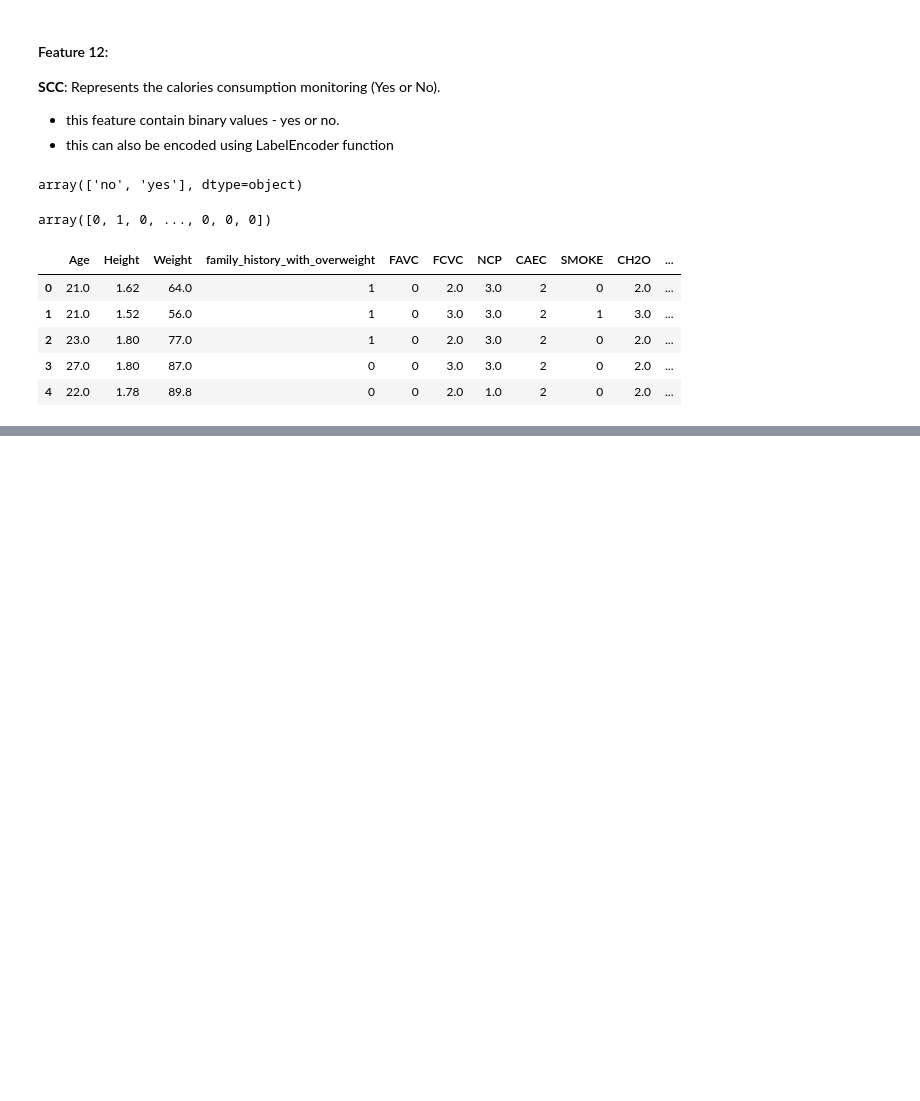
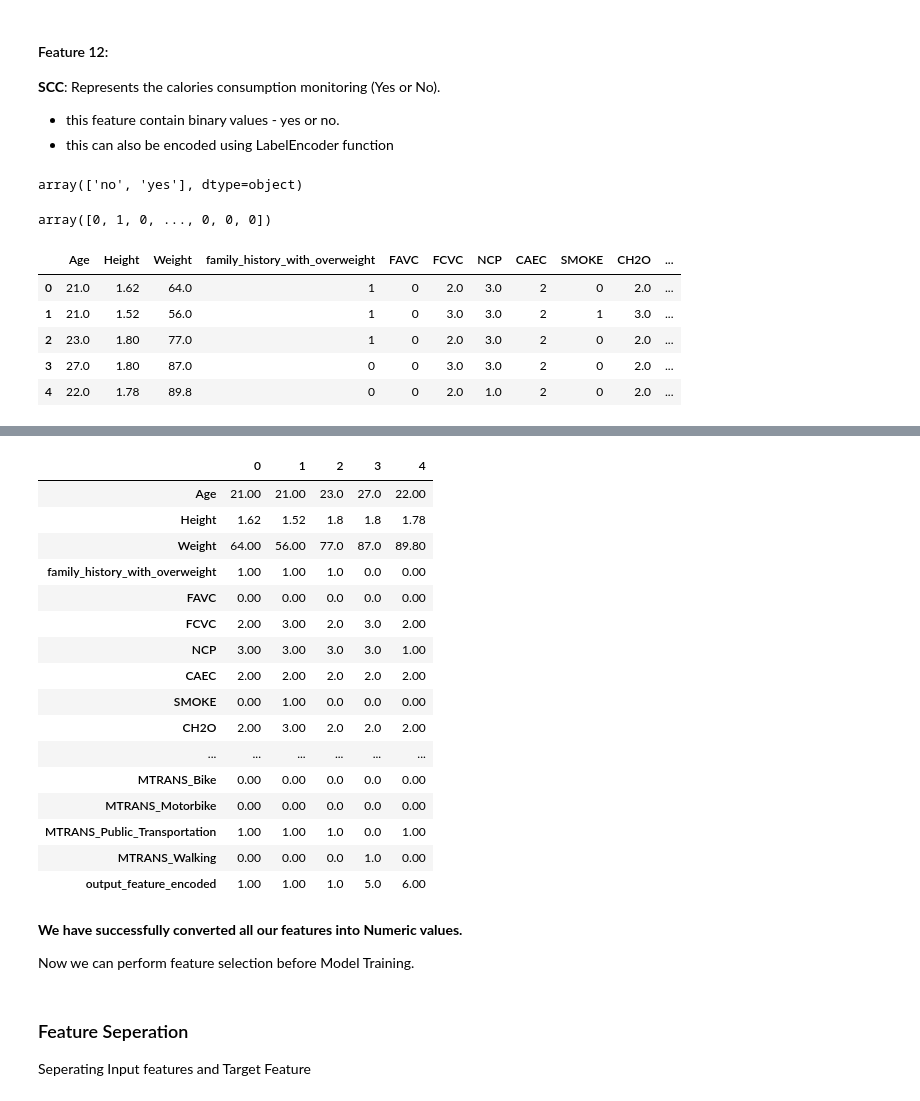
Before and after one commit to tinkuhore/FSDS-Final-Assesment, a Jupyter notebook: machine_learning/question2.ipynb, the cells around one changed output, grey strips where cells are left out. Saved outputs shown, nothing was run; the diff lists cells and outputs as text; code cells hidden in the pictures; blank space fills up the shorter version.

```diff
--- a/machine_learning/question2.ipynb
+++ b/machine_learning/question2.ipynb
@@ -391,0 +595,7 @@ df.head()
+# %%
+# Perform label encoding on the output feature
+le_target = LabelEncoder()
+df['output_feature_encoded'] = le_target.fit_transform(df['NObeyesdad'])
+
+# Optionally, you can store the mapping of labels to encoded values
+label_mapping = dict(zip(le_target.classes_, le_target.transform(le_target.classes_)))
@@ -391,0 +612,32 @@ df.head()
+# %%
+# Dropping "NObeyesdad" column
+df.drop(columns=["NObeyesdad"], axis=1, inplace=True)
+
+# Updated Dataset
+df.head().T
+# %% [output]
+|  | 0 | 1 | 2 | 3 | 4 |
+| Age | 21.00 | 21.00 | 23.0 | 27.0 | 22.00 |
+| Height | 1.62 | 1.52 | 1.8 | 1.8 | 1.78 |
+| Weight | 64.00 | 56.00 | 77.0 | 87.0 | 89.80 |
+| family_history_with_overweight | 1.00 | 1.00 | 1.0 | 0.0 | 0.00 |
+| FAVC | 0.00 | 0.00 | 0.0 | 0.0 | 0.00 |
+| FCVC | 2.00 | 3.00 | 2.0 | 3.0 | 2.00 |
+| NCP | 3.00 | 3.00 | 3.0 | 3.0 | 1.00 |
+| CAEC | 2.00 | 2.00 | 2.0 | 2.0 | 2.00 |
+| SMOKE | 0.00 | 1.00 | 0.0 | 0.0 | 0.00 |
+| CH2O | 2.00 | 3.00 | 2.0 | 2.0 | 2.00 |
+| ... | ... | ... | ... | ... | ... |
+| MTRANS_Bike | 0.00 | 0.00 | 0.0 | 0.0 | 0.00 |
+| MTRANS_Motorbike | 0.00 | 0.00 | 0.0 | 0.0 | 0.00 |
+| MTRANS_Public_Transportation | 1.00 | 1.00 | 1.0 | 0.0 | 1.00 |
+| MTRANS_Walking | 0.00 | 0.00 | 0.0 | 1.0 | 0.00 |
+| output_feature_encoded | 1.00 | 1.00 | 1.0 | 5.0 | 6.00 |
+# %% [markdown]
+**We have successfully converted all our features into Numeric values.**
+
+Now we can perform feature selection before Model Training.
+# %% [markdown]
+### Feature Seperation
+
+Seperating Input features and Target Feature
```
Also changed, not shown: parts of 47 cells of this notebook.
